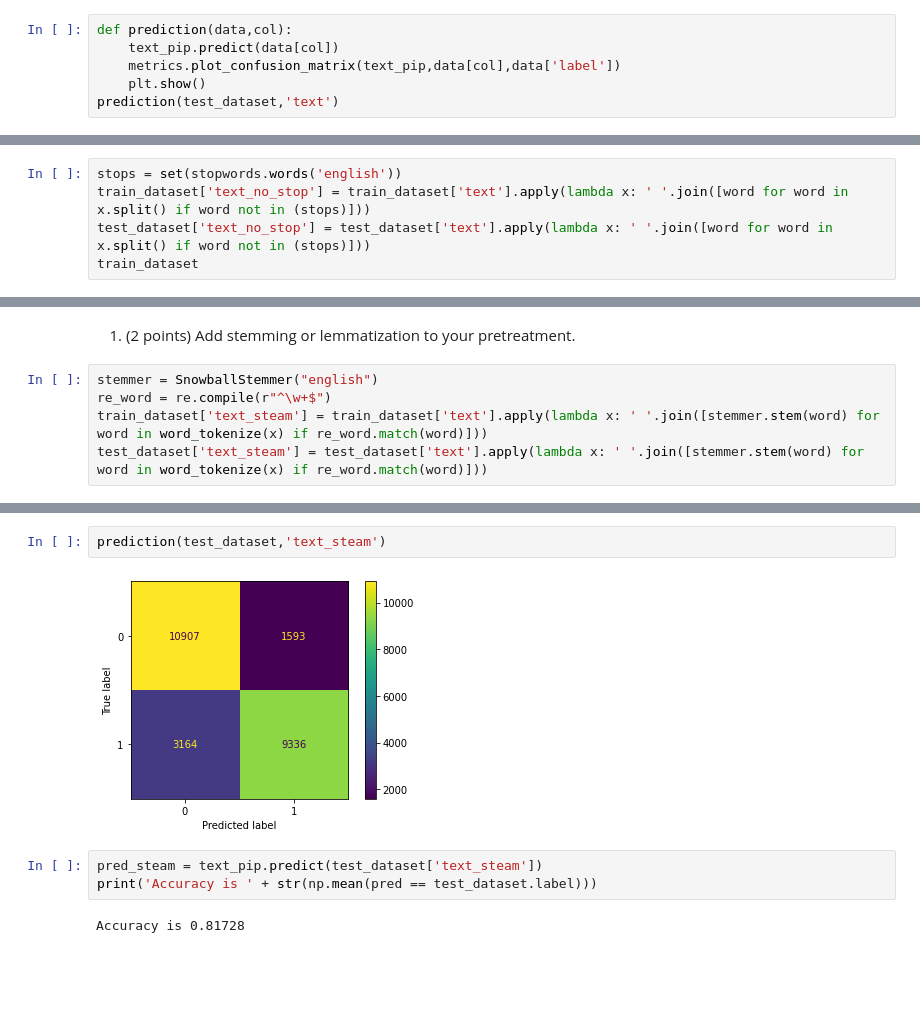
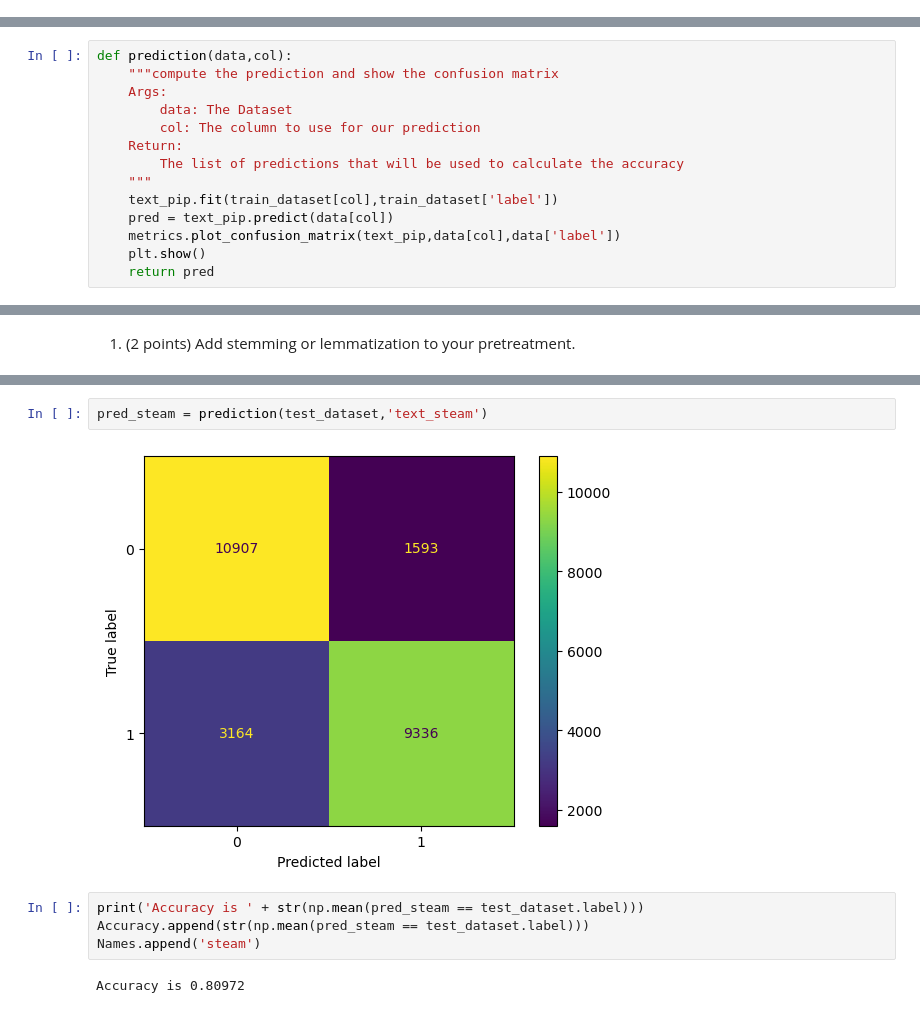
Before and after one commit to Sombre0mbre/NLP1, a Jupyter notebook: 02/data_import.ipynb, the cells around one changed output, grey strips where cells are left out. Cells and saved outputs as stored; diff of their text form; blank space fills up the shorter version.

```diff
--- a/02/data_import.ipynb
+++ b/02/data_import.ipynb
@@ -100,6 +106,0 @@ Pipeline(steps=[('vect', CountVectorizer()), ('clf', MultinomialNB())])
-# %%
-def prediction(data,col):
-    text_pip.predict(data[col])
-    metrics.plot_confusion_matrix(text_pip,data[col],data['label'])
-    plt.show()
-prediction(test_dataset,'text')
@@ -107,0 +107,14 @@ prediction(test_dataset,'text')
+# %%
+def prediction(data,col):
+    """compute the prediction and show the confusion matrix
+    Args:
+        data: The Dataset
+        col: The column to use for our prediction
+    Return:
+        The list of predictions that will be used to calculate the accuracy
+    """
+    text_pip.fit(train_dataset[col],train_dataset['label'])
+    pred = text_pip.predict(data[col])
+    metrics.plot_confusion_matrix(text_pip,data[col],data['label'])
+    plt.show()
+    return pred
@@ -153,8 +174,3 @@ br
 The most important words are useless small words. To resolve this problem we will remove them from every text.
 # %% [markdown]
 ## Removing of the stops words
-# %%
-stops = set(stopwords.words('english'))
-train_dataset['text_no_stop'] = train_dataset['text'].apply(lambda x: ' '.join([word for word in x.split() if word not in (stops)]))
-test_dataset['text_no_stop'] = test_dataset['text'].apply(lambda x: ' '.join([word for word in x.split() if word not in (stops)]))
-train_dataset
@@ -205,8 +262,3 @@ We can see that the accuracy is slightly better.
 ## Adding some steaming
 # %% [markdown]
 1. (2 points) Add stemming or lemmatization to your pretreatment.
-# %%
-stemmer = SnowballStemmer("english")
-re_word = re.compile(r"^\w+$")
-train_dataset['text_steam'] = train_dataset['text'].apply(lambda x: ' '.join([stemmer.stem(word) for word in word_tokenize(x) if re_word.match(word)]))
-test_dataset['text_steam'] = test_dataset['text'].apply(lambda x: ' '.join([stemmer.stem(word) for word in word_tokenize(x) if re_word.match(word)]))
@@ -217,9 +283,10 @@ Pipeline(steps=[('vect', CountVectorizer()), ('clf', MultinomialNB())])
 # %%
-prediction(test_dataset,'text_steam')
+pred_steam = prediction(test_dataset,'text_steam')
 # %% [output]
-[figure, old version]
+[figure, new version]
-# %%
-pred_steam = text_pip.predict(test_dataset['text_steam'])
-print('Accuracy is ' + str(np.mean(pred == test_dataset.label)))
-# %% [output]
-Accuracy is 0.81728
+# %%
+print('Accuracy is ' + str(np.mean(pred_steam == test_dataset.label)))
+Accuracy.append(str(np.mean(pred_steam == test_dataset.label)))
+Names.append('steam')
+# %% [output]
+Accuracy is 0.80972
```
Also changed, not shown: parts of 33 cells of this notebook.
